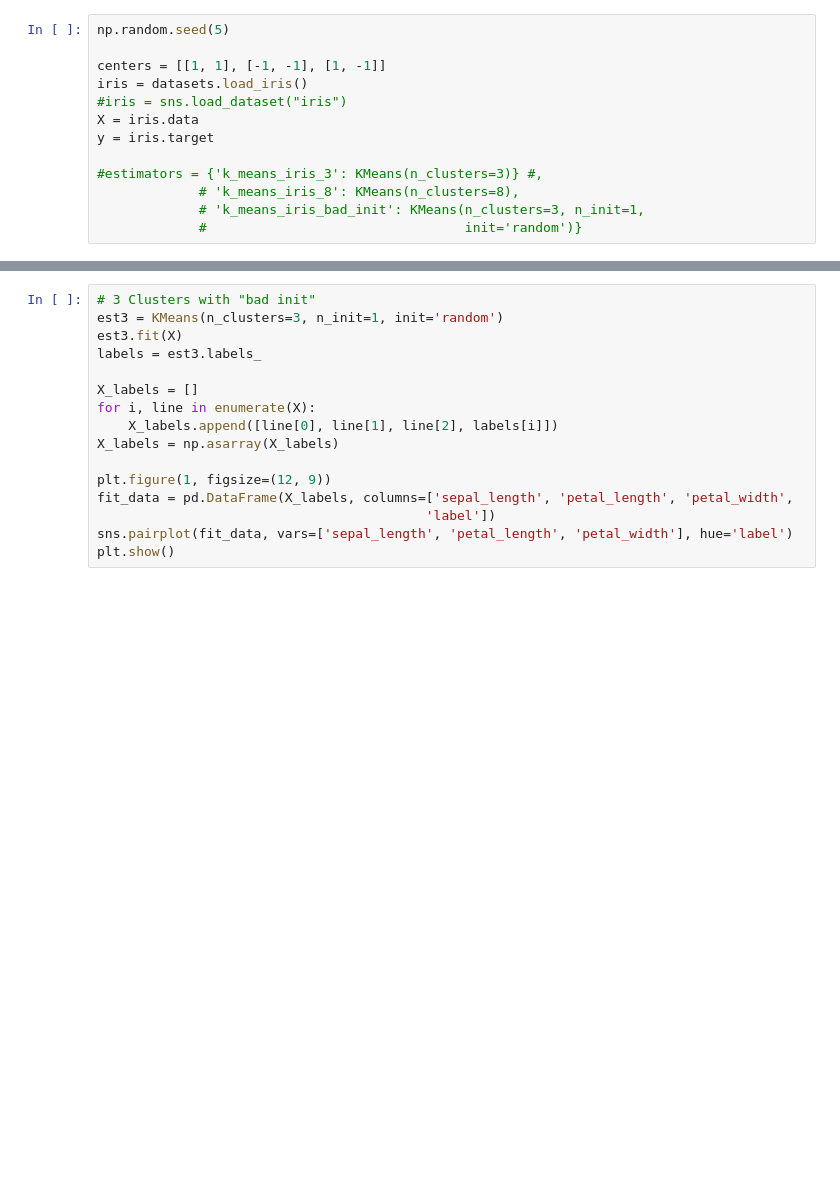
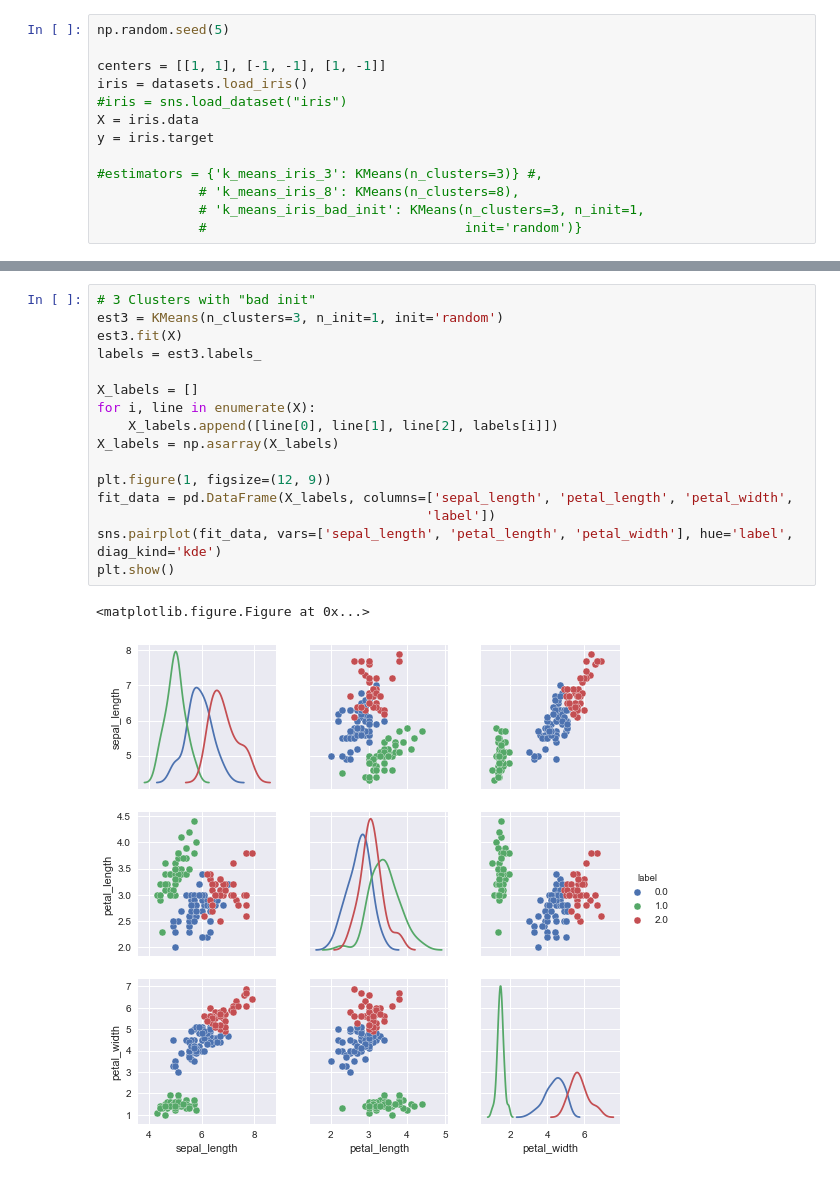
Before and after one commit to eachase/Iris_Pairplot, a Jupyter notebook: Project_Iris.ipynb, the cells around one changed output, grey strips where cells are left out. Drawn from its saved outputs; the diff is of its cells as text; blank space fills up the shorter version.

```diff
--- a/Project_Iris.ipynb
+++ b/Project_Iris.ipynb
@@ -79,16 +88,19 @@ plt.show()
 # %%
 # 3 Clusters with "bad init"
 est3 = KMeans(n_clusters=3, n_init=1, init='random')
 est3.fit(X)
 labels = est3.labels_
 
 X_labels = []
 for i, line in enumerate(X):
     X_labels.append([line[0], line[1], line[2], labels[i]])
 X_labels = np.asarray(X_labels)
 
 plt.figure(1, figsize=(12, 9))
 fit_data = pd.DataFrame(X_labels, columns=['sepal_length', 'petal_length', 'petal_width',
                                           'label'])
-sns.pairplot(fit_data, vars=['sepal_length', 'petal_length', 'petal_width'], hue='label')
+sns.pairplot(fit_data, vars=['sepal_length', 'petal_length', 'petal_width'], hue='label', diag_kind='kde')
 plt.show()
+# %% [output]
+<matplotlib.figure.Figure at 0x...>
+[figure, added]
```
Also changed, not shown: parts of 5 cells of this notebook, 1 other file.
